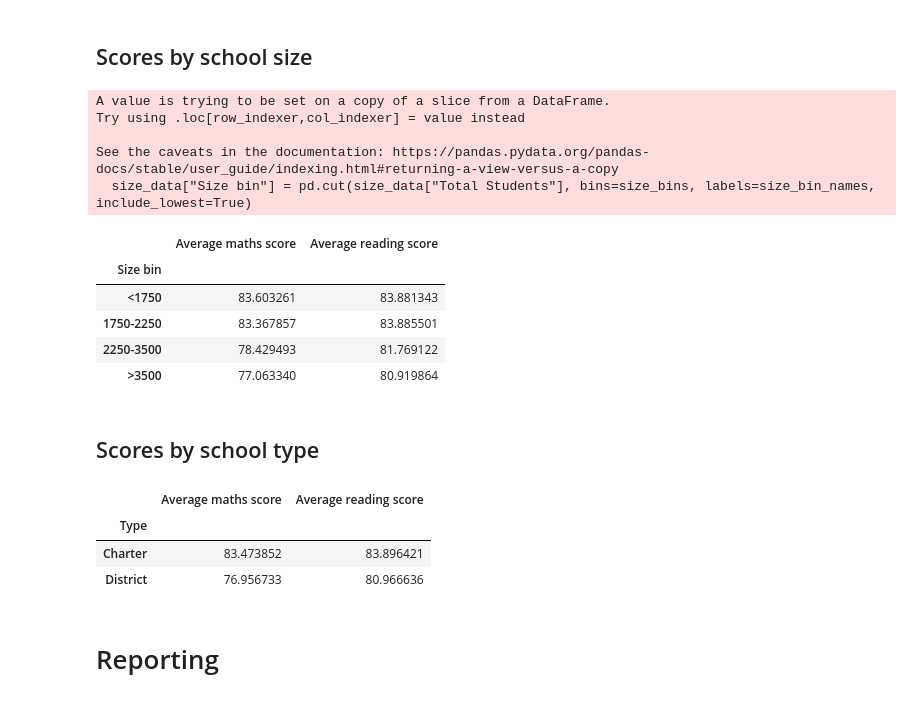
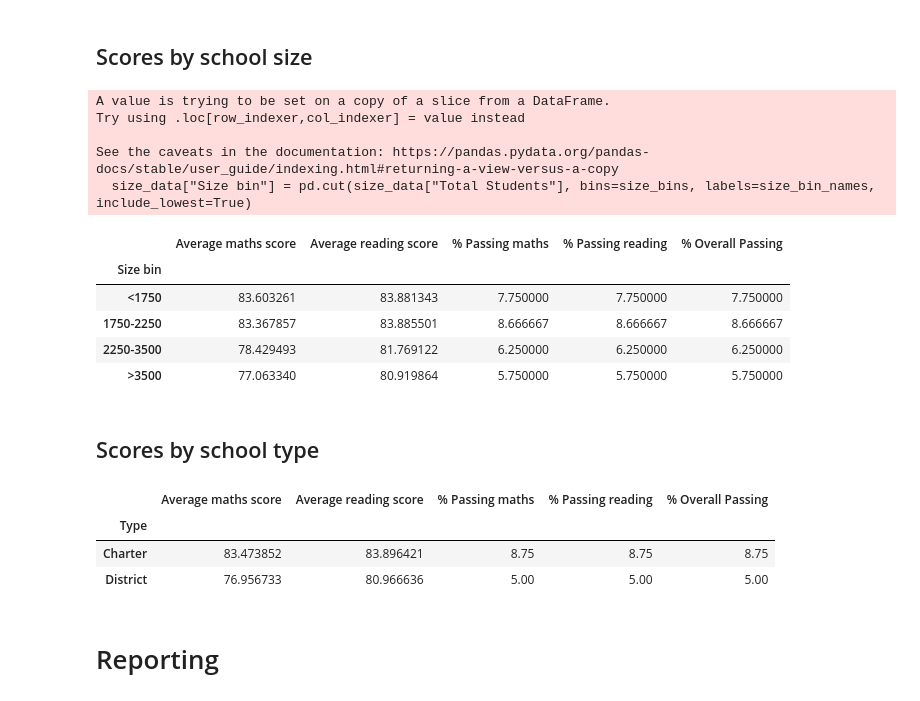
Before and after one commit to TomHOldershaw/Pandas-Challenge, a Jupyter notebook: PyCitySchools/PyCitySchools.ipynb, the cells around one changed output. Saved outputs shown, nothing was run; the diff lists cells and outputs as text; code cells hidden in the pictures.

```diff
--- a/PyCitySchools/PyCitySchools.ipynb
+++ b/PyCitySchools/PyCitySchools.ipynb
@@ -131,16 +131,22 @@ school_average_reading = grouped_students["reading_score"].mean()
 #% Passing maths
 #school_passing_maths = grouped_students.filter(lambda x: x["math_score"]) >= maths_pass.count()
 #school_pass_maths = grouped_students_df.loc[grouped_students_df["math_score"] >= maths_pass, :]
+school_pass_maths = (x for x in range(school_budget.count()))
 
 #% passing reading
+school_pass_reading = (x for x in range(school_budget.count()))
+
+#% overall passing
+school_pass_overall = (x for x in range(school_budget.count()))
 
 
-#% overall passing
 
 school_summary = pd.DataFrame(
                     {"Total Students": school_students,
                      "Total School Budget": school_budget, "Per Student Budget": school_student_budget,
-                     "Average maths score": school_average_maths, "Average reading score": school_average_reading})
+                     "Average maths score": school_average_maths, "Average reading score": school_average_reading,
+                     "% Passing maths": school_pass_maths, "% Passing reading": school_pass_reading,
+                     "% Overall Passing": school_pass_overall})
 school_summary = school_summary.reset_index()
 school_summary = school_summary.rename(columns={"school_name": "School Name", "type": "Type"})
 print(school_summary.describe())
@@ -186,7 +190,7 @@ Top performing schools
 ----------------------------------
 # %%
 #Sort school summary
-school_summary = school_summary.sort_values("Average maths score", ascending=False)
+school_summary = school_summary.sort_values("% Overall Passing", ascending=False)
 
 #Select top 5
 school_summary.head(5)
@@ -202,9 +206,10 @@ Bottom performing schools
 -------------------------------------
 # %%
 #Sort school summary
+school_summary = school_summary.sort_values("% Overall Passing")
 
 
 #Select bottom 5
-school_summary.tail(5)
+school_summary.head(5)
 # %% [output]
 |  | School Name | Type | Total Students | Total School Budget | Per Student Budget | Average maths score | ... |
@@ -317,41 +322,41 @@ Scores by school size
 # %%
 #Define bins
 #Bins based on quartiles, rounded to nearest 250
 size_bins = [0, 1750, 2250, 3500, 10000]
 size_bin_names = ["<1750", "1750-2250", "2250-3500", ">3500"]
 
 #Select data
-size_data = school_summary[["Total Students", "Average maths score", "Average reading score"]]
+size_data = school_summary[["Total Students", "Average maths score", "Average reading score", "% Passing maths", "% Passing reading", "% Overall Passing"]]
 
 #Bin data
 size_data["Size bin"] = pd.cut(size_data["Total Students"], bins=size_bins, labels=size_bin_names, include_lowest=True)
 size_data_binned = size_data.groupby("Size bin").mean()
 size_data_binned = size_data_binned.drop("Total Students", axis=1)
 size_data_binned
 # %% [output]
 A value is trying to be set on a copy of a slice from a DataFrame.
 Try using .loc[row_indexer,col_indexer] = value instead
 
 See the caveats in the documentation: https://pandas.pydata.org/pandas-docs/stable/user_guide/indexing.html#returning-a-view-versus-a-copy
   size_data["Size bin"] = pd.cut(size_data["Total Students"], bins=size_bins, labels=size_bin_names, include_lowest=True)
-|  | Average maths score | Average reading score |
-| Size bin |  |  |
-| <1750 | 83.603261 | 83.881343 |
-| 1750-2250 | 83.367857 | 83.885501 |
-| 2250-3500 | 78.429493 | 81.769122 |
-| >3500 | 77.063340 | 80.919864 |
+|  | Average maths score | Average reading score | % Passing maths | % Passing reading | % Overall Passing |
+| Size bin |  |  |  |  |  |
+| <1750 | 83.603261 | 83.881343 | 7.750000 | 7.750000 | 7.750000 |
+| 1750-2250 | 83.367857 | 83.885501 | 8.666667 | 8.666667 | 8.666667 |
+| 2250-3500 | 78.429493 | 81.769122 | 6.250000 | 6.250000 | 6.250000 |
+| >3500 | 77.063340 | 80.919864 | 5.750000 | 5.750000 | 5.750000 |
 # %% [markdown]
 Scores by school type
 ---------------------
 # %%
-type_data = school_summary[["Type", "Average maths score", "Average reading score"]]
+type_data = school_summary[["Type", "Average maths score", "Average reading score", "% Passing maths", "% Passing reading", "% Overall Passing"]]
 type_binned = type_data.groupby("Type").mean()
 type_binned
 # %% [output]
-|  | Average maths score | Average reading score |
-| Type |  |  |
-| Charter | 83.473852 | 83.896421 |
-| District | 76.956733 | 80.966636 |
+|  | Average maths score | Average reading score | % Passing maths | % Passing reading | % Overall Passing |
+| Type |  |  |  |  |  |
+| Charter | 83.473852 | 83.896421 | 8.75 | 8.75 | 8.75 |
+| District | 76.956733 | 80.966636 | 5.00 | 5.00 | 5.00 |
 # %% [markdown]
 Reporting
 =========
```
Also changed, not shown: parts of 9 cells of this notebook.
